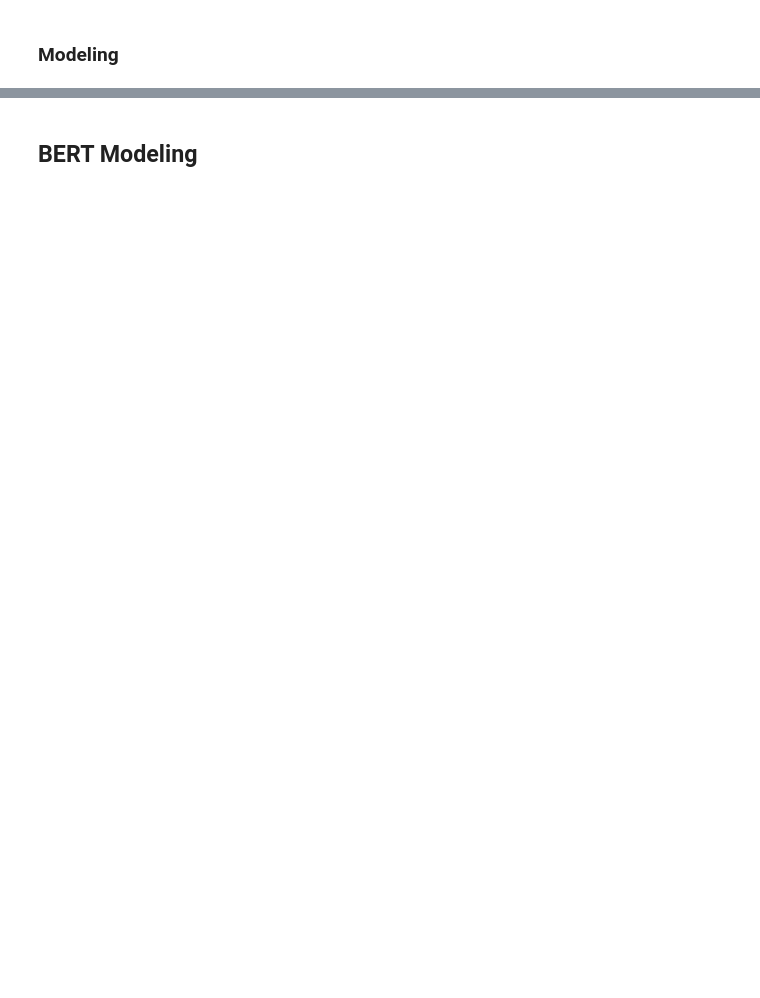
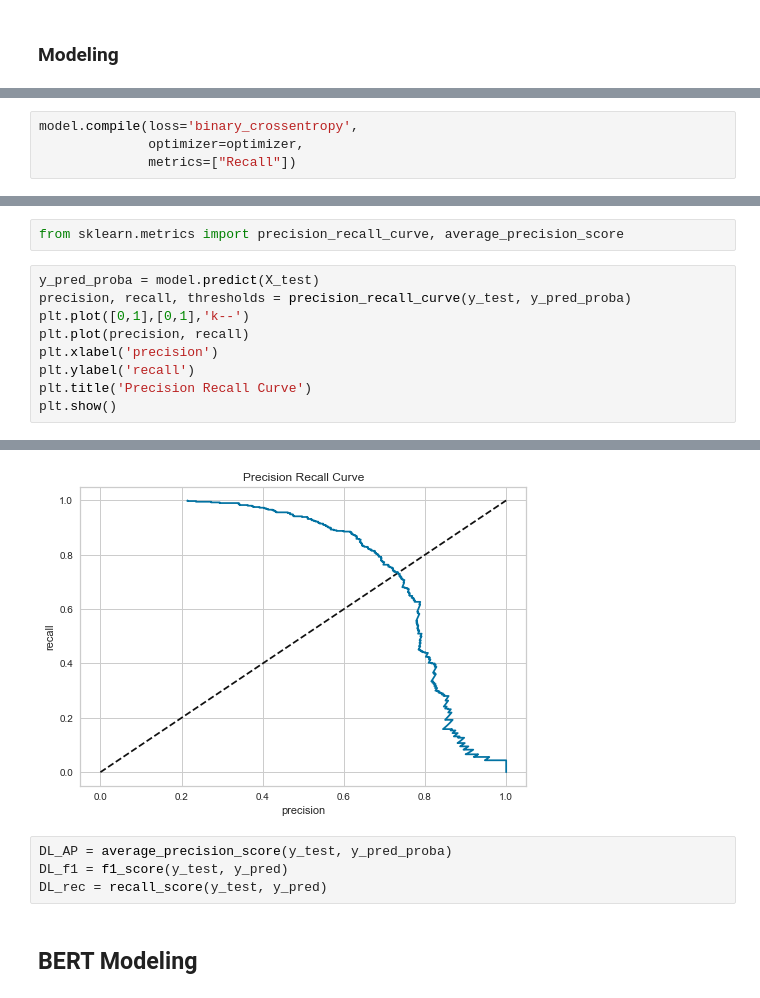
Before and after one commit to YusufSHub/Machine-Learning, a Jupyter notebook: NLP/NLP_Sentiment_Analysis_Project/NLP_Sentiment_Analysis_Project.ipynb, the cells around one changed output, grey strips where cells are left out. Cells and saved outputs as stored; diff of their text form; blank space fills up the shorter version.

```diff
--- a/NLP/NLP_Sentiment_Analysis_Project/NLP_Sentiment_Analysis_Project.ipynb
+++ b/NLP/NLP_Sentiment_Analysis_Project/NLP_Sentiment_Analysis_Project.ipynb
@@ -532,0 +1010,4 @@ In the next step we create a numerical feature vector for each document:
+# %%
+model.compile(loss='binary_crossentropy',
+              optimizer=optimizer,
+              metrics=["Recall"])
@@ -532,0 +1132,12 @@ In the next step we create a numerical feature vector for each document:
+# %%
+from sklearn.metrics import precision_recall_curve, average_precision_score
+# %%
+y_pred_proba = model.predict(X_test)
+precision, recall, thresholds = precision_recall_curve(y_test, y_pred_proba)
+plt.plot([0,1],[0,1],'k--')
+plt.plot(precision, recall)
+plt.xlabel('precision')
+plt.ylabel('recall')
+plt.title('Precision Recall Curve')
+plt.show()
+# %% [output]
@@ -533,2 +1145,7 @@ In the next step we create a numerical feature vector for each document:
+[figure, added]
+# %%
+DL_AP = average_precision_score(y_test, y_pred_proba)
+DL_f1 = f1_score(y_test, y_pred)
+DL_rec = recall_score(y_test, y_pred)
 # %% [markdown]
 ## BERT Modeling
```
Also changed, not shown: parts of 159 cells of this notebook.
